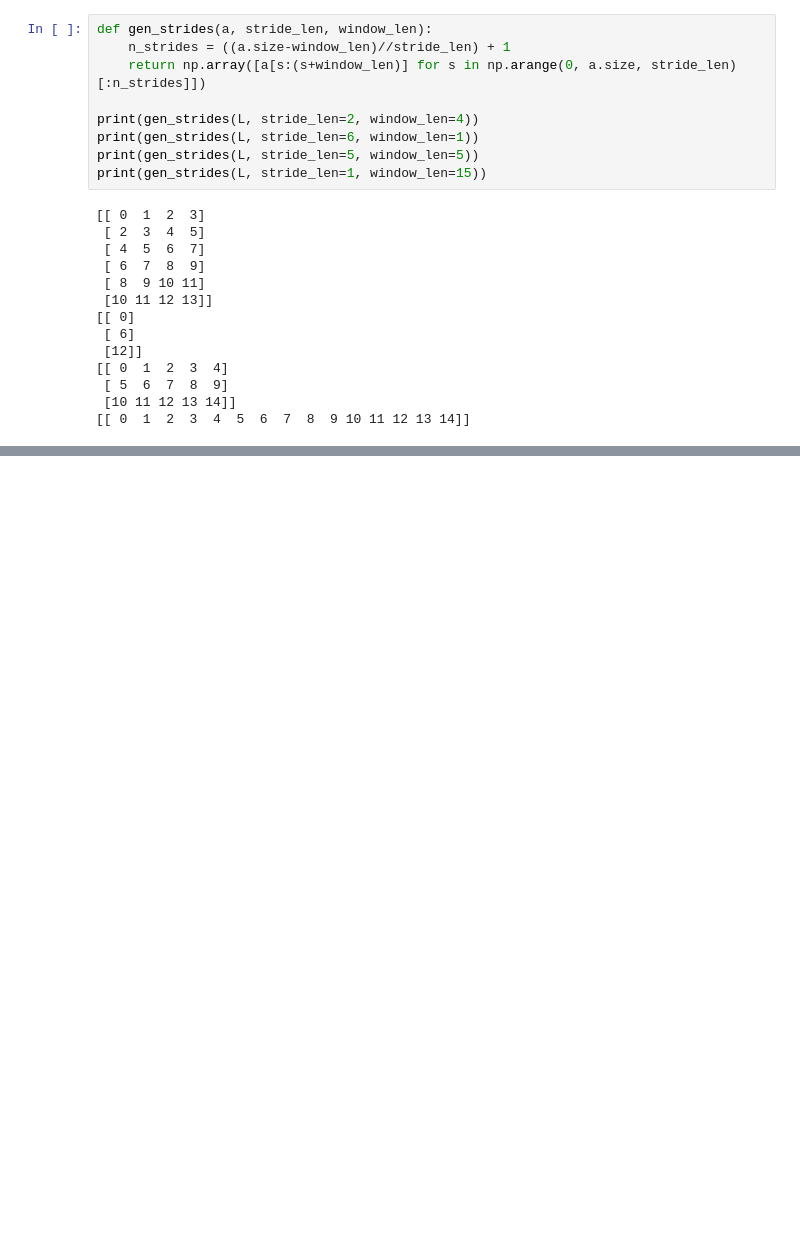
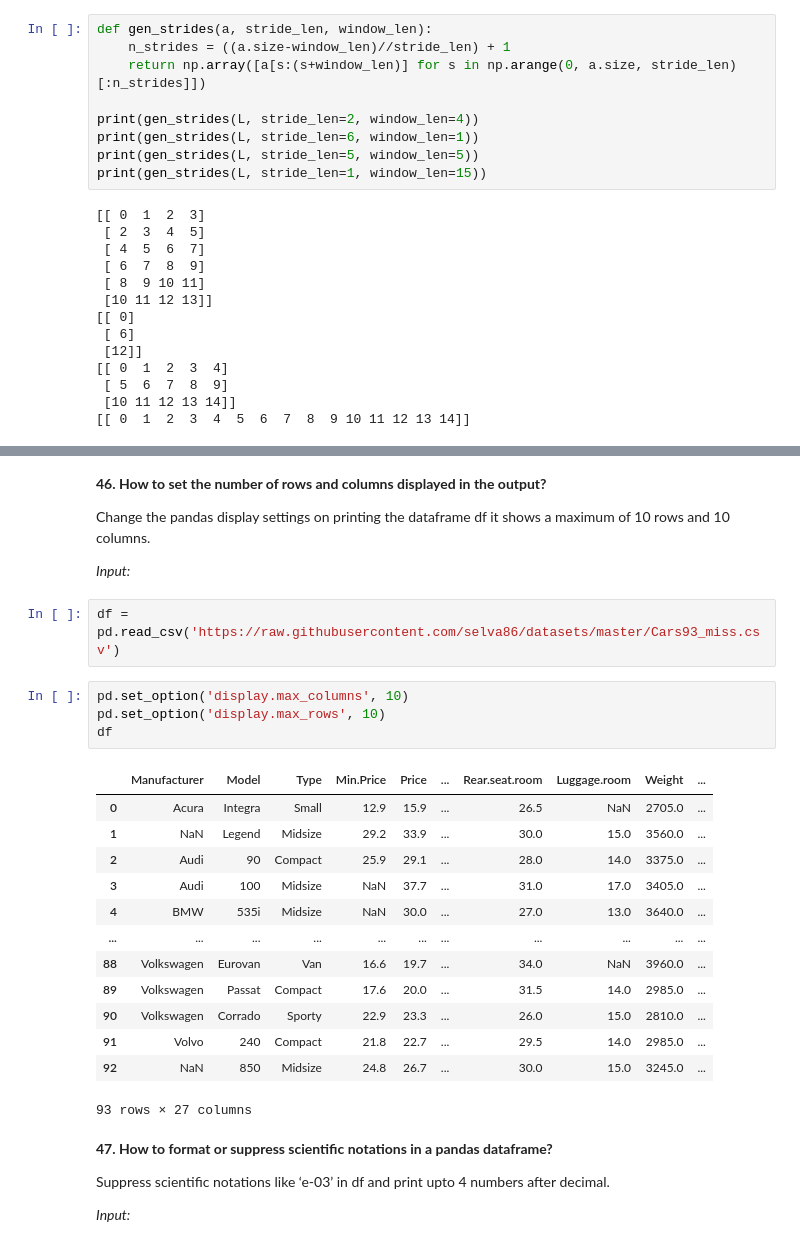
Before and after one commit to Azakkizi/machinelearningplus-exercises, a Jupyter notebook: 101 Pandas Exercises for Data Analysis.ipynb, the cells around one changed output, grey strips where cells are left out. Drawn from its saved outputs; the diff is of its cells as text; blank space fills up the shorter version.

```diff
--- a/101 Pandas Exercises for Data Analysis.ipynb
+++ b/101 Pandas Exercises for Data Analysis.ipynb
@@ -954,0 +1252,32 @@ print(gen_strides(L, stride_len=1, window_len=15))
+# %% [markdown]
+**46. How to set the number of rows and columns displayed in the output?**
+
+Change the pandas display settings on printing the dataframe df it shows a maximum of 10 rows and 10 columns.
+
+*Input:*
+# %%
+df = pd.read_csv('https://raw.githubusercontent.com/selva86/datasets/master/Cars93_miss.csv')
+# %%
+pd.set_option('display.max_columns', 10)
+pd.set_option('display.max_rows', 10)
+df
+# %% [output]
+|  | Manufacturer | Model | Type | Min.Price | Price | ... | Rear.seat.room | Luggage.room | Weight | ... |
+| 0 | Acura | Integra | Small | 12.9 | 15.9 | ... | 26.5 | NaN | 2705.0 | ... |
+| 1 | NaN | Legend | Midsize | 29.2 | 33.9 | ... | 30.0 | 15.0 | 3560.0 | ... |
+| 2 | Audi | 90 | Compact | 25.9 | 29.1 | ... | 28.0 | 14.0 | 3375.0 | ... |
+| 3 | Audi | 100 | Midsize | NaN | 37.7 | ... | 31.0 | 17.0 | 3405.0 | ... |
+| 4 | BMW | 535i | Midsize | NaN | 30.0 | ... | 27.0 | 13.0 | 3640.0 | ... |
+| ... | ... | ... | ... | ... | ... | ... | ... | ... | ... | ... |
+| 88 | Volkswagen | Eurovan | Van | 16.6 | 19.7 | ... | 34.0 | NaN | 3960.0 | ... |
+| 89 | Volkswagen | Passat | Compact | 17.6 | 20.0 | ... | 31.5 | 14.0 | 2985.0 | ... |
+| 90 | Volkswagen | Corrado | Sporty | 22.9 | 23.3 | ... | 26.0 | 15.0 | 2810.0 | ... |
+| 91 | Volvo | 240 | Compact | 21.8 | 22.7 | ... | 29.5 | 14.0 | 2985.0 | ... |
+| 92 | NaN | 850 | Midsize | 24.8 | 26.7 | ... | 30.0 | 15.0 | 3245.0 | ... |
+93 rows × 27 columns
+# %% [markdown]
+**47. How to format or suppress scientific notations in a pandas dataframe?**
+
+Suppress scientific notations like ‘e-03’ in df and print upto 4 numbers after decimal.
+
+*Input:*
```
Also changed, not shown: parts of 63 cells of this notebook.
